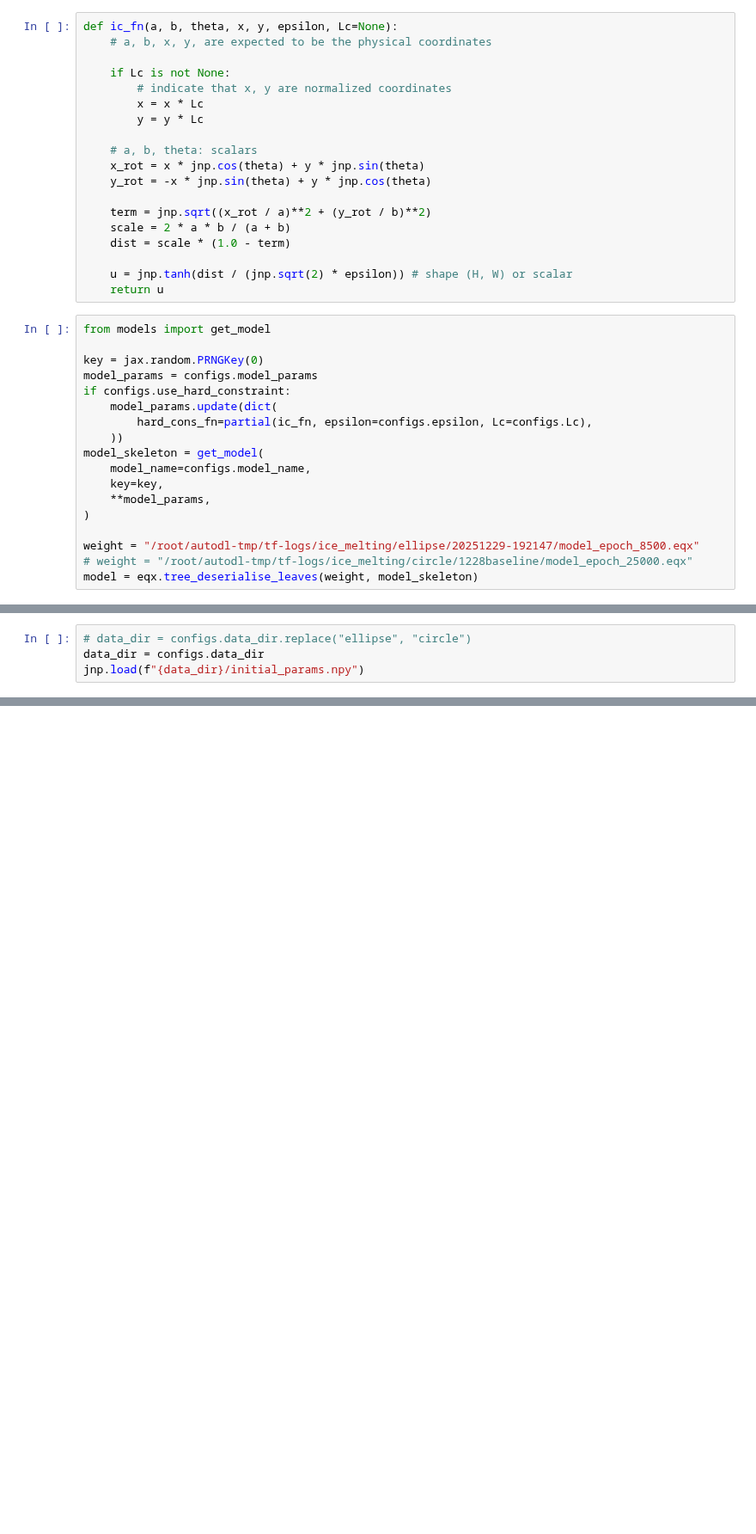
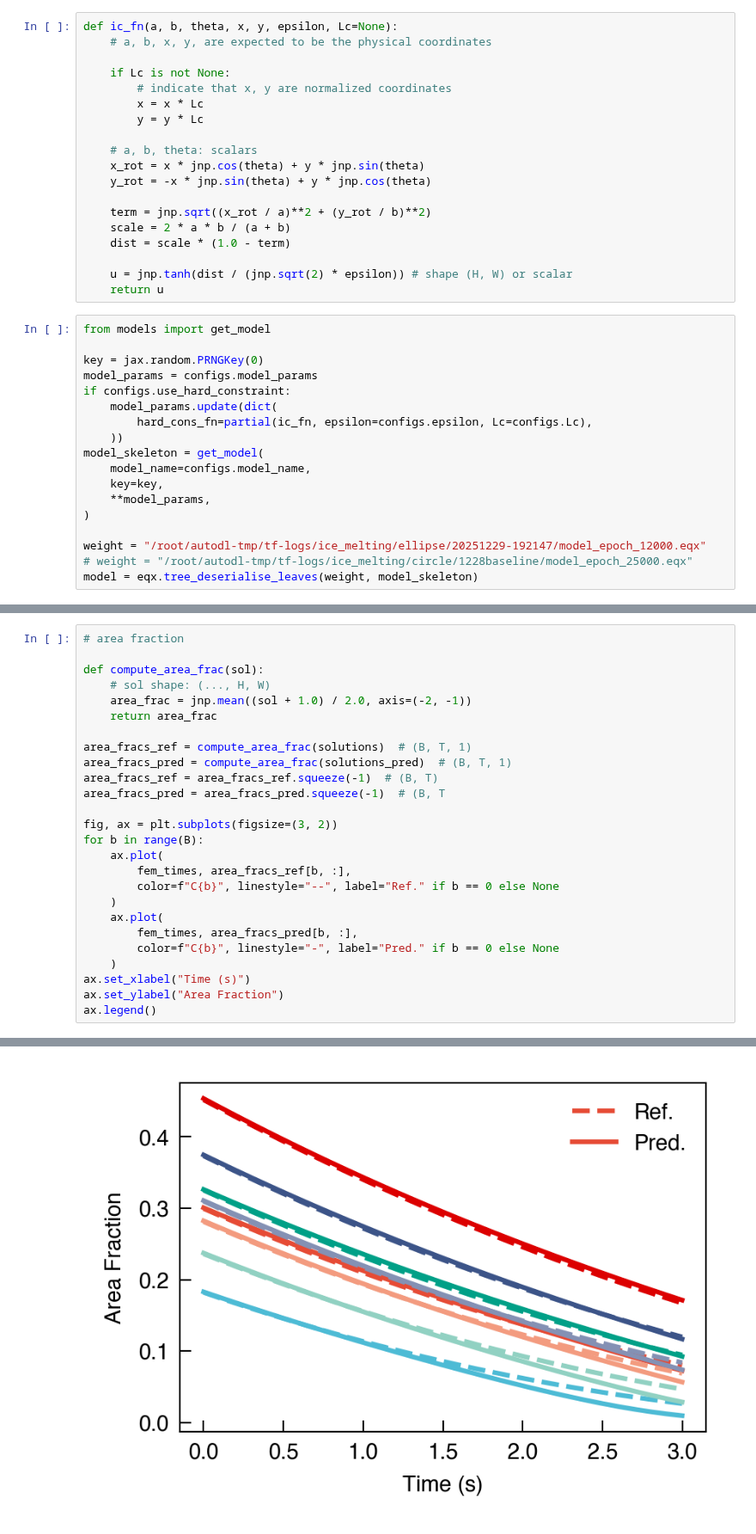
Before and after one commit to NanxiiChen/PI-CViT, a Jupyter notebook: ice_melting/eval.ipynb, the cells around one changed output, grey strips where cells are left out. Shown at 86% size. Cells and saved outputs as stored; diff of their text form; blank space fills up the shorter version.

```diff
--- a/ice_melting/eval.ipynb
+++ b/ice_melting/eval.ipynb
@@ -84,7 +84,7 @@ model_skeleton = get_model(
     **model_params,
 )
 
-weight = "/root/autodl-tmp/tf-logs/ice_melting/ellipse/20251229-192147/model_epoch_8500.eqx"
+weight = "/root/autodl-tmp/tf-logs/ice_melting/ellipse/20251229-192147/model_epoch_12000.eqx"
 # weight = "/root/autodl-tmp/tf-logs/ice_melting/circle/1228baseline/model_epoch_25000.eqx"
 model = eqx.tree_deserialise_leaves(weight, model_skeleton)
 # %%
@@ -204,4 +131,0 @@ def evaluate_model(
-# %%
-# data_dir = configs.data_dir.replace("ellipse", "circle")
-data_dir = configs.data_dir
-jnp.load(f"{data_dir}/initial_params.npy")
@@ -228,0 +203,27 @@ evaluate_model(
+# %%
+# area fraction
+
+def compute_area_frac(sol):
+    # sol shape: (..., H, W)
+    area_frac = jnp.mean((sol + 1.0) / 2.0, axis=(-2, -1))
+    return area_frac
+
+area_fracs_ref = compute_area_frac(solutions)  # (B, T, 1)
+area_fracs_pred = compute_area_frac(solutions_pred)  # (B, T, 1)
+area_fracs_ref = area_fracs_ref.squeeze(-1)  # (B, T)
+area_fracs_pred = area_fracs_pred.squeeze(-1)  # (B, T
+
+fig, ax = plt.subplots(figsize=(3, 2))
+for b in range(B):
+    ax.plot(
+        fem_times, area_fracs_ref[b, :],
+        color=f"C{b}", linestyle="--", label="Ref." if b == 0 else None
+    )
+    ax.plot(
+        fem_times, area_fracs_pred[b, :],
+        color=f"C{b}", linestyle="-", label="Pred." if b == 0 else None
+    )
+ax.set_xlabel("Time (s)")
+ax.set_ylabel("Area Fraction")
+ax.legend()
+# %% [output]
@@ -228,0 +231 @@ evaluate_model(
+[figure, added]
```
Also changed, not shown: parts of 5 cells of this notebook.
